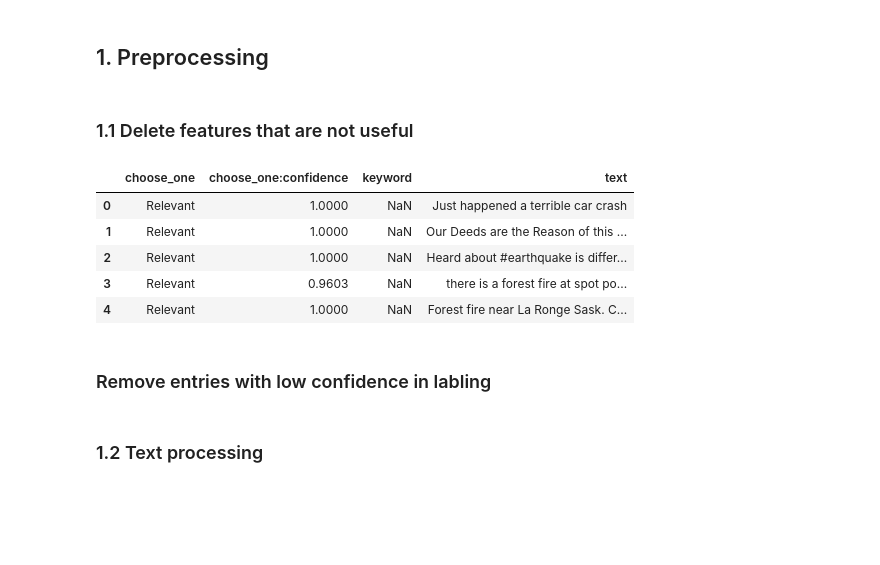
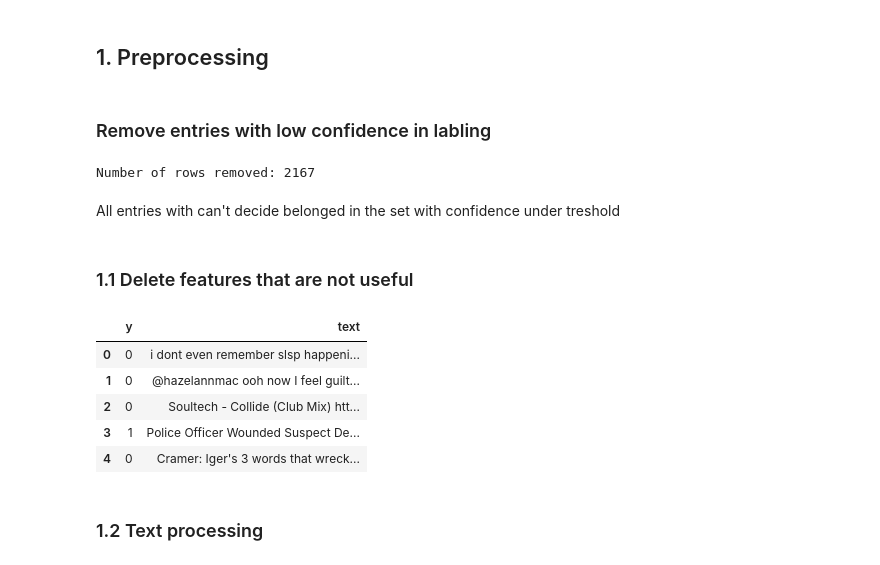
Before and after one commit to magnusrodseth/disaster-tweets, a Jupyter notebook: notebook-new.ipynb, the cells around one changed output. Cells and saved outputs as stored; diff of their text form; code cells hidden in the pictures; blank space fills up the shorter version.

```diff
--- a/notebook-new.ipynb
+++ b/notebook-new.ipynb
@@ -124,0 +95,5 @@ df = pd.read_csv('./data/train.csv', encoding='utf-8')
+# %%
+# Dataframe with data to be used in training
+df = pd.read_csv('./data/train.csv', encoding='utf-8')
+df_test = pd.read_csv('./data/train.csv', encoding='utf-8')
+df.head()
@@ -214,33 +202,37 @@ In the plot above, we can see that no top 10 shared keywords between disaster-re
 # %% [markdown]
 ## 1. Preprocessing
+# %% [markdown]
+### Remove entries with low confidence in labling
+# %%
+initial_count = df.shape[0]
+# Remove rows with a confidence score less than 1.0
+confidence_threshold = 0.7
+df = df[df['choose_one:confidence'] >= confidence_threshold]
+df = df[df['choose_one'] != "Can't Decide"]
+
+print("Number of rows removed: {}".format(initial_count - df.shape[0]))
+# %% [output]
+Number of rows removed: 2167
+# %% [markdown]
+All entries with can't decide belonged in the set with confidence under treshold
 # %% [markdown]
 ### 1.1 Delete features that are not useful
 # %%
-# Only keep the columns we need
-# original_features:
-# - _unit_id
-# - _golden
-# - _unit_state
-# - _trusted_judgments
-# - _last_judgment_at
-# - choose_one
-# - choose_one:confidence
-# - choose_one_gold
-# - keyword
-# - location
-# - text
-# - tweetid
-# - userid
+# original_features: _unit_id, _golden, _unit_state, _trusted_judgments, _last_judgment_at, choose_one, choose_one:confidence, choose_one_gold, keyword, location, text, tweetid, userid
+features_to_keep = ['y', 'text']
 
-features_to_keep = ['choose_one', 'choose_one:confidence', 'keyword', 'text']
+# map choose one to 1 or 0, call it y to be consistent with ml conventions
+df['y'] = df['choose_one'].apply(lambda x: 1 if x == 'Relevant' else 0)
 df = df[features_to_keep]
+
+df_test['y'] = df_test['choose_one'].apply(lambda x: 1 if x == 'Relevant' else 0)
+df_test = df_test[features_to_keep]
+
 display(df.head())
 # %% [output]
-|  | choose_one | choose_one:confidence | keyword | text |
-| 0 | Relevant | 1.0000 | NaN | Just happened a terrible car crash |
-| 1 | Relevant | 1.0000 | NaN | Our Deeds are the Reason of this ... |
-| 2 | Relevant | 1.0000 | NaN | Heard about #earthquake is differ... |
-| 3 | Relevant | 0.9603 | NaN | there is a forest fire at spot po... |
-| 4 | Relevant | 1.0000 | NaN | Forest fire near La Ronge Sask. C... |
+|  | y | text |
+| 0 | 0 | i dont even remember slsp happeni... |
+| 1 | 0 | @hazelannmac ooh now I feel guilt... |
+| 2 | 0 | Soultech - Collide (Club Mix) htt... |
+| 3 | 1 | Police Officer Wounded Suspect De... |
+| 4 | 0 | Cramer: Iger's 3 words that wreck... |
-# %% [markdown]
-### Remove entries with low confidence in labling
```
Also changed, not shown: parts of 44 cells of this notebook.
